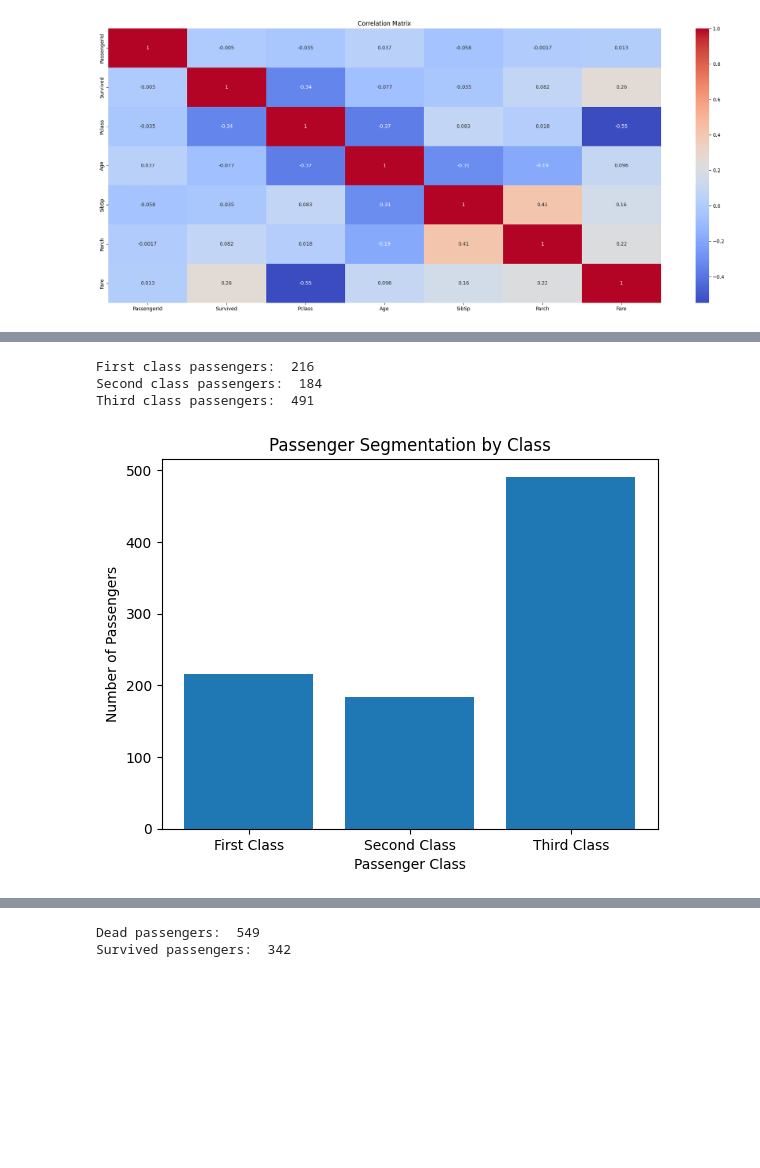
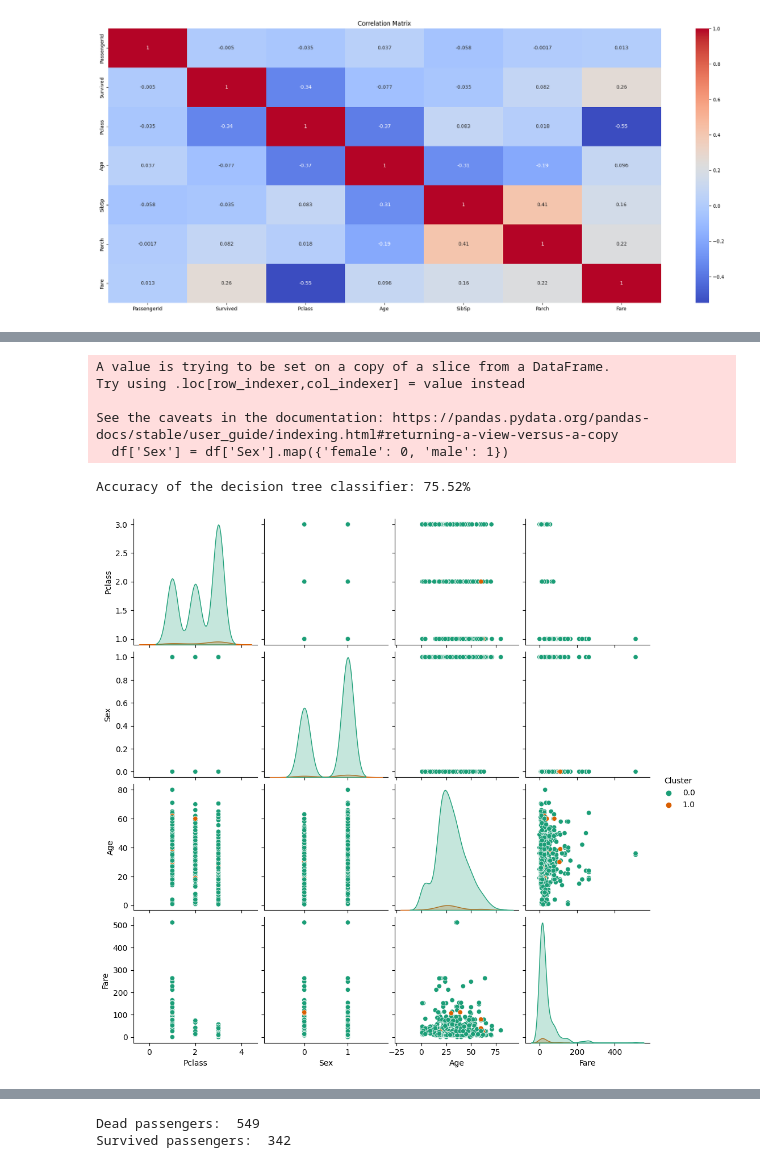
Before and after one commit to vidakpop/Visualization-and-Regression, a Jupyter notebook: Titanic_dataset.ipynb, the cells around one changed output, grey strips where cells are left out. Drawn from its saved outputs; the diff is of its cells as text; code cells hidden in the pictures; blank space fills up the shorter version.

```diff
--- a/Titanic_dataset.ipynb
+++ b/Titanic_dataset.ipynb
@@ -195,30 +51,42 @@ R-squared:  0.15608422755643947
-# %%
-# Segment the dataset based on passenger class
-first_class = df[df['Pclass'] == 1]
-second_class = df[df['Pclass'] == 2]
-third_class = df[df['Pclass'] == 3]
-
-# Print the number of passengers in each class
-print("First class passengers: ", len(first_class))
-print("Second class passengers: ", len(second_class))
-print("Third class passengers: ", len(third_class))
-
-# Set the data for the bar chart
-data = [len(first_class), len(second_class), len(third_class)]
-classes = ['First Class', 'Second Class', 'Third Class']
-
-# Create the bar chart
-plt.bar(classes, data)
-
-# Add labels and title
-plt.xlabel('Passenger Class')
-plt.ylabel('Number of Passengers')
-plt.title('Passenger Segmentation by Class')
-
-# Show the plot
-plt.show()
-# %% [output]
-First class passengers:  216
-Second class passengers:  184
-Third class passengers:  491
-[figure, removed]
+# %%
+from sklearn.tree import DecisionTreeClassifier
+from sklearn.metrics import accuracy_score
+from sklearn.cluster import KMeans
+import pandas as pd
+
+
+# Define the feature columns and target variable
+features = ['Pclass', 'Sex', 'Age', 'Fare']
+target = 'Survived'
+
+# Preprocess the data
+df = df.dropna(subset=features+[target])
+df['Sex'] = df['Sex'].map({'female': 0, 'male': 1})
+
+# Split the data into train and test sets
+train = df.sample(frac=0.8, random_state=42)
+test = df.drop(train.index)
+
+# Train a decision tree classifier
+clf = DecisionTreeClassifier(random_state=42)
+clf.fit(train[features], train[target])
+pred = clf.predict(test[features])
+accuracy = accuracy_score(test[target], pred)
+print("Accuracy of the decision tree classifier: {:.2f}%".format(accuracy * 100))
+
+# Apply KMeans clustering algorithm
+kmeans = KMeans(n_clusters=2, random_state=42)
+cluster_labels = kmeans.fit_predict(df[features])
+df_cluster = pd.concat([df[features], pd.Series(cluster_labels, name='Cluster')], axis=1)
+
+# Visualize the clusters
+sns.pairplot(df_cluster, hue='Cluster', palette='Dark2')
+plt.show()
+# %% [output]
+A value is trying to be set on a copy of a slice from a DataFrame.
+Try using .loc[row_indexer,col_indexer] = value instead
+
+See the caveats in the documentation: https://pandas.pydata.org/pandas-docs/stable/user_guide/indexing.html#returning-a-view-versus-a-copy
+  df['Sex'] = df['Sex'].map({'female': 0, 'male': 1})
+Accuracy of the decision tree classifier: 75.52%
+[figure, added]
```
Also changed, not shown: parts of 8 cells of this notebook.
